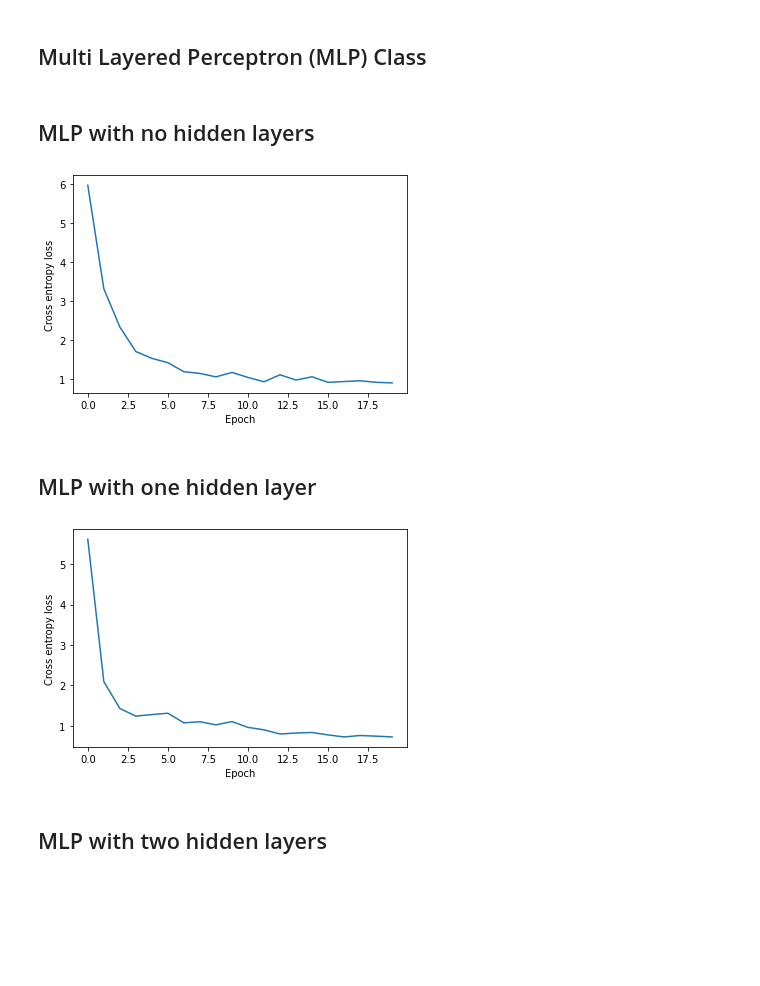
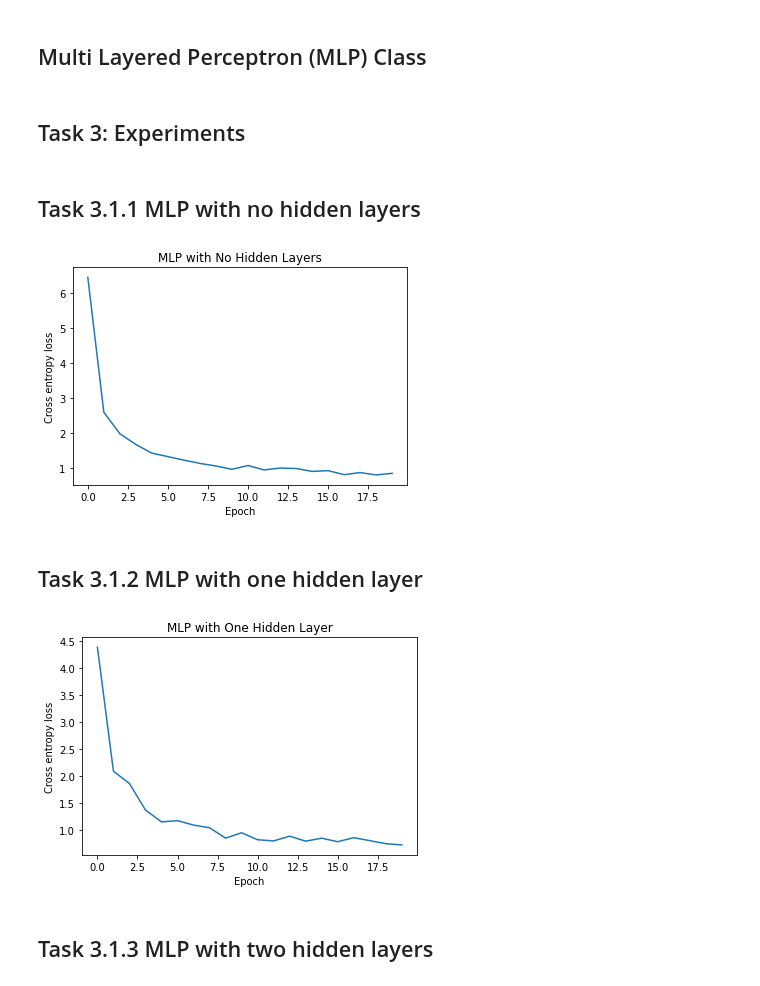
Before and after one commit to acollin19/comp551, a Jupyter notebook: A3/assignment3_group_24.ipynb, the cells around one changed output. Cells and saved outputs as stored; diff of their text form; code cells hidden in the pictures; blank space fills up the shorter version.

```diff
--- a/A3/assignment3_group_24.ipynb
+++ b/A3/assignment3_group_24.ipynb
@@ -138,7 +146,7 @@ class GradientDescentOptimizer(Optimizer):
             p -= self.lr * g.mean(axis=0)
 # %%
 from tqdm import tqdm
-def train(mlp: MLP, optimizer: Optimizer, data_x, data_y, steps, batch_size):
+def train(mlp: MLP, optimizer: Optimizer, data_x, data_y, steps, batch_size, title):
     losses = []
     for _ in tqdm(range(steps)):
         indices = np.random.choice(data_x.shape[0], batch_size)
@@ -150,38 +158,44 @@ def train(mlp: MLP, optimizer: Optimizer, data_x, data_y, steps, batch_size):
         mlp.backward(batch_y)
         optimizer.step()
     plt.plot(losses)
+    plt.title(title)
     plt.xlabel("Epoch")
     plt.ylabel("Cross entropy loss")
 
-def plot_decision_boundary(mlp: MLP, data_x, data_y):
-    x0v = np.linspace(np.min(data_x[:,0]), np.max(data_x[:,0]), 200)
-    x1v = np.linspace(np.min(data_x[:,1]), np.max(data_x[:,1]), 200)
+def plot_decision_boundary(mlp: MLP, data_x, data_y, batch_size):
+    indices = np.random.choice(data_x.shape[0], batch_size)
+    batch_x = data_x[indices]
+    batch_y = data_y[indices]
+    x0v = np.linspace(np.min(batch_x[:,0]), np.max(batch_x[:,0]), 200)
+    x1v = np.linspace(np.min(batch_x[:,1]), np.max(batch_x[:,1]), 200)
     x0,x1 = np.meshgrid(x0v, x1v)
     x_all = np.vstack((x0.ravel(),x1.ravel())).T
     yh_all = np.argmax(mlp.forward(x_all), axis=-1)
-    plt.scatter(data_x[:,0], data_x[:,1], c=data_y, marker='o', alpha=1)
+    plt.scatter(batch_x[:,0], batch_x[:,1], c=batch_y, marker='o', alpha=1)
     plt.scatter(x_all[:,0], x_all[:,1], c=yh_all, marker='.', alpha=.01)
     plt.ylabel('sepal length')
     plt.xlabel('sepal width')
     plt.title('decision boundary of the MLP')
     plt.show()
+# %% [markdown]
+## Task 3: Experiments
 # %% [markdown]
-## MLP with no hidden layers
+## Task 3.1.1 MLP with no hidden layers
 # %%
 n_features = X_train.shape[-1]
 GRADIENT_STEPS = 20
 
 mlp0 = MLP(
     LinearLayer(n_features, 10),
     SoftmaxOutputLayer()
 )
 opt0 = GradientDescentOptimizer(mlp0, 1e-1)
-
-train(mlp0, opt0, X_train, y_train, GRADIENT_STEPS, 1000)
+title = "MLP with No Hidden Layers"
+train(mlp0, opt0, X_train, y_train, GRADIENT_STEPS, 1000,title)
 # %% [output]
-[figure, old version]
+[figure, new version]
 # %% [markdown]
-## MLP with one hidden layer
+## Task 3.1.2 MLP with one hidden layer
 # %%
 n_features = X_train.shape[-1]
 HIDDEN_SIZE = 128
@@ -194,12 +208,12 @@ mlp1 = MLP(
     SoftmaxOutputLayer()
 )
 opt1 = GradientDescentOptimizer(mlp1, 1e-1)
-
-train(mlp1, opt1, X_train, y_train, GRADIENT_STEPS, 1000)
+title = "MLP with One Hidden Layer"
+train(mlp1, opt1, X_train, y_train, GRADIENT_STEPS, 1000, title)
 # %% [output]
-[figure, old version]
+[figure, new version]
 # %% [markdown]
-## MLP with two hidden layers
+## Task 3.1.3 MLP with two hidden layers
 # %%
 mlp2 = MLP(
     LinearLayer(n_features, HIDDEN_SIZE),
```
Also changed, not shown: parts of 9 cells of this notebook.
